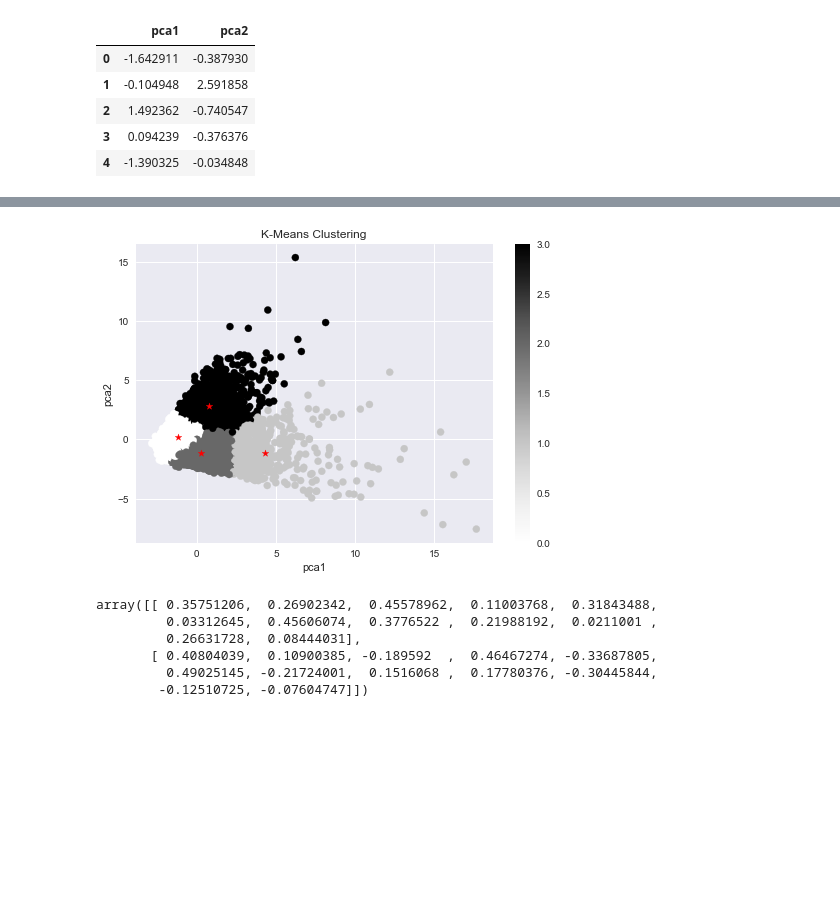
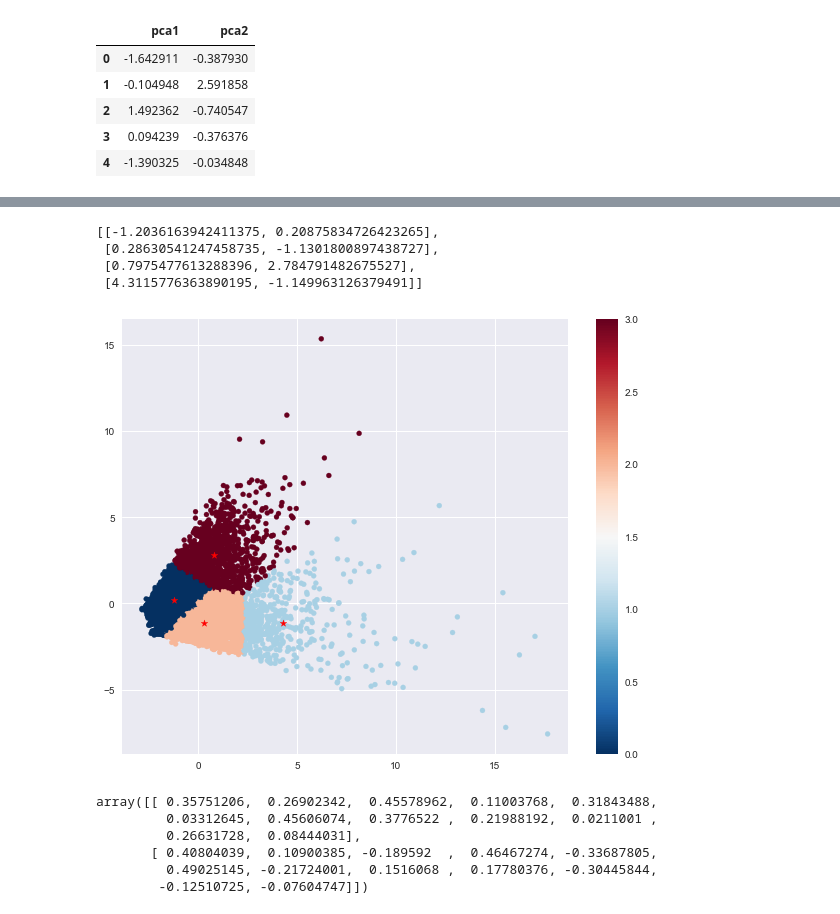
Before and after one commit to Laura-ShummonMaass/Credit_Card_Cluster, a Jupyter notebook: eda.ipynb, the cells around one changed output, grey strips where cells are left out. Cells and saved outputs as stored; diff of their text form; code cells hidden in the pictures; blank space fills up the shorter version.

Commit message:
clean up code, add color to clusters

```diff
--- a/eda.ipynb
+++ b/eda.ipynb
@@ -155,16 +129,18 @@ ax.set_title('Multi-Collinearity of Car Attributes')
 Text(0.5, 1.0, 'Multi-Collinearity of Car Attributes')
 [figure]
 # %%
-df = df.drop(['ONEOFF_PURCHASES', 'PURCHASES_INSTALLMENTS_FREQUENCY', 'CASH_ADVANCE_TRX', 'TENURE', 'PAYMENTS', 'ONEOFF_PURCHASES_FREQUENCY', 'INSTALLMENTS_PURCHASES'], axis=1)
+df = df.drop(['ONEOFF_PURCHASES', 'PURCHASES_INSTALLMENTS_FREQUENCY', 'CASH_ADVANCE_TRX',
+              'TENURE', 'PAYMENTS', 'ONEOFF_PURCHASES_FREQUENCY', 'INSTALLMENTS_PURCHASES'], axis=1)
 # %%
-df['bal_cash_credit'] = df.apply(lambda x: 1
+#Credit Card approval: 1 = approved, 0 = denied
+df['CC_APPROVAL'] = df.apply(lambda x: 1
                                  if x['BALANCE']>=1000
                                  and x['CREDIT_LIMIT']>=1000
                                  and x['CASH_ADVANCE']<1
                                  else 0,
                                  axis=1)
 # %%
-df['purchase_transaction'] = df.apply(lambda x: 0 if x['PURCHASES_TRX'] == 0
+df['P_AMOUNT_PER_TRX'] = df.apply(lambda x: 0 if x['PURCHASES_TRX'] == 0
                                       else x['PURCHASES']/x['PURCHASES_TRX'],
                                       axis=1)
 # %%
@@ -201,4 +172,4 @@ Data with input dtype int64, float64 were all converted to float64 by StandardSc
 # %%
-scaled_df=pd.DataFrame(data=scaled_data)
-scaled_df.head()
+scaled_df=pd.DataFrame(data=scaled_data, columns=df.columns)
+scaled_df.head().T
 # %% [output]
@@ -225,22 +240,24 @@ pca_df.head()
 # %%
 model = KMeans(n_clusters=4, random_state=10).fit(pca_df)
-#model = model.cluster_centers_
 model_label = model.labels_
 model_centers = model.cluster_centers_
-
-# sorted(model.cluster_centers_.tolist())
+sorted(model_centers.tolist())
+# %% [output]
+[[-1.2036163942411375, 0.20875834726423265],
+ [0.28630541247458735, -1.1301800897438727],
+ [0.7975477613288396, 2.784791482675527],
+ [4.3115776363890195, -1.149963126379491]]
 # %%
-fig = plt.figure()
-ax = fig.add_subplot(111)
-scatter = ax.scatter(pca_df['pca1'],pca_df['pca2'],
-                    c=model_label,s=50)
+plt.figure(figsize=(10,8))
+cm = plt.cm.get_cmap('RdBu_r')
+scatter = plt.scatter(pca_df['pca1'], pca_df['pca2'], c=model_label, s=25, cmap=cm)
 ax.set_title('K-Means Clustering')
 ax.set_xlabel('pca1')
 ax.set_ylabel('pca2')
 plt.colorbar(scatter)
 plt.scatter(model_centers[:,0], model_centers[:,1], c='red', marker='*');
 # %% [output]
-[figure, old version]
+[figure, new version]
 # %%
 pca.components_
 # %% [output]
```
Also changed, not shown: parts of 17 cells of this notebook.
